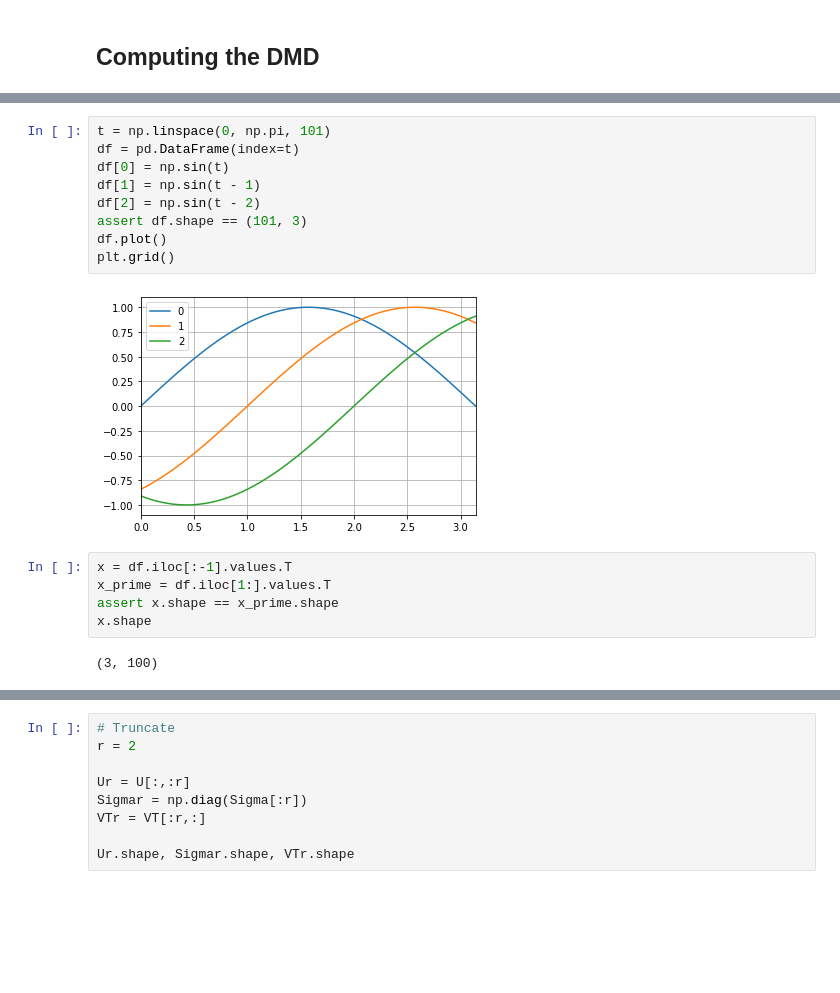
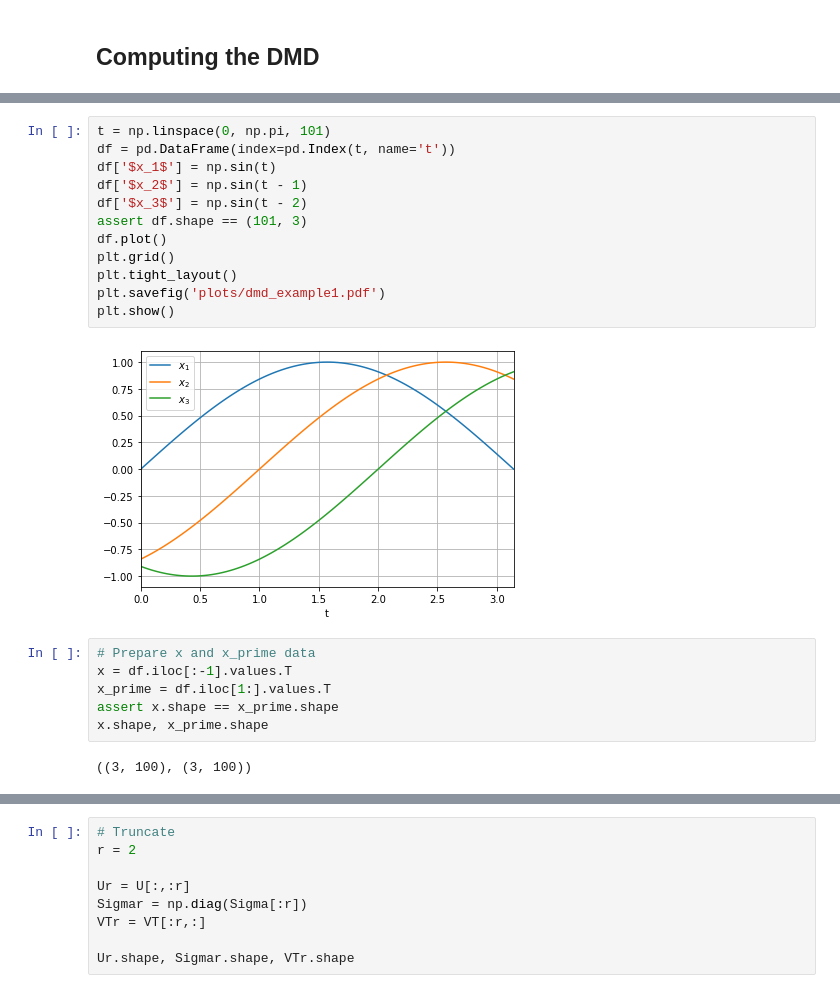
Before and after one commit to billtubbs/mech-575, a Jupyter notebook: Chapter-7-data-driven-dynamical-systems.ipynb, the cells around one changed output, grey strips where cells are left out. Drawn from its saved outputs; the diff is of its cells as text; blank space fills up the shorter version.

Commit message:
Worked example started

```diff
--- a/Chapter-7-data-driven-dynamical-systems.ipynb
+++ b/Chapter-7-data-driven-dynamical-systems.ipynb
@@ -73,18 +53,22 @@ def dmd(x, x_prime, r):
 # %%
 t = np.linspace(0, np.pi, 101)
-df = pd.DataFrame(index=t)
-df[0] = np.sin(t)
-df[1] = np.sin(t - 1)
-df[2] = np.sin(t - 2)
+df = pd.DataFrame(index=pd.Index(t, name='t'))
+df['$x_1$'] = np.sin(t)
+df['$x_2$'] = np.sin(t - 1)
+df['$x_3$'] = np.sin(t - 2)
 assert df.shape == (101, 3)
 df.plot()
 plt.grid()
+plt.tight_layout()
+plt.savefig('plots/dmd_example1.pdf')
+plt.show()
 # %% [output]
-[figure, old version]
+[figure, new version]
 # %%
+# Prepare x and x_prime data
 x = df.iloc[:-1].values.T
 x_prime = df.iloc[1:].values.T
 assert x.shape == x_prime.shape
-x.shape
+x.shape, x_prime.shape
 # %% [output]
-(3, 100)
+((3, 100), (3, 100))
```
Also changed, not shown: parts of 30 cells of this notebook.
